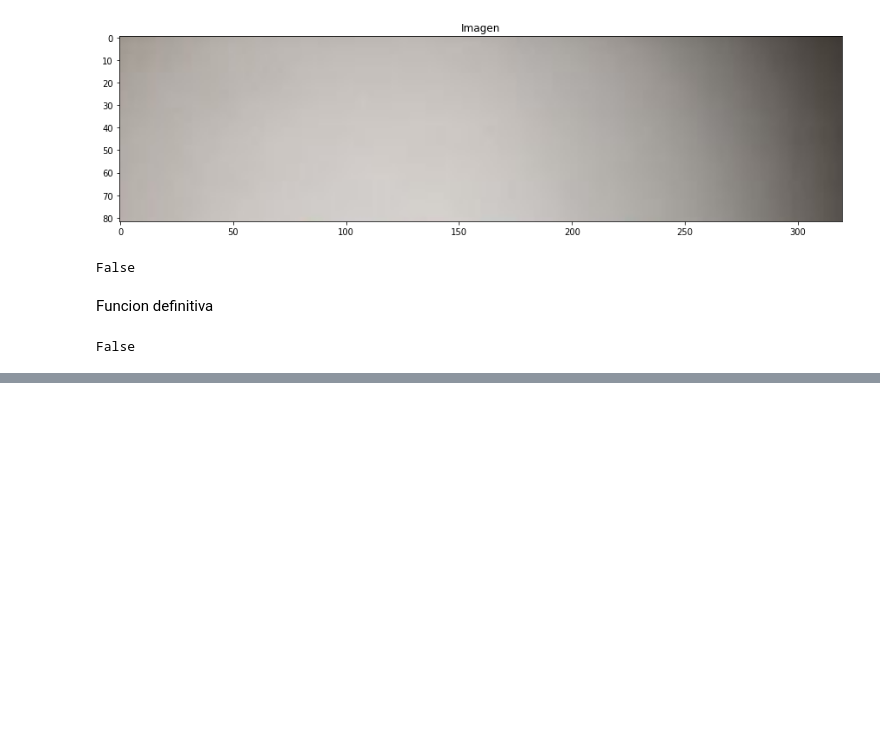
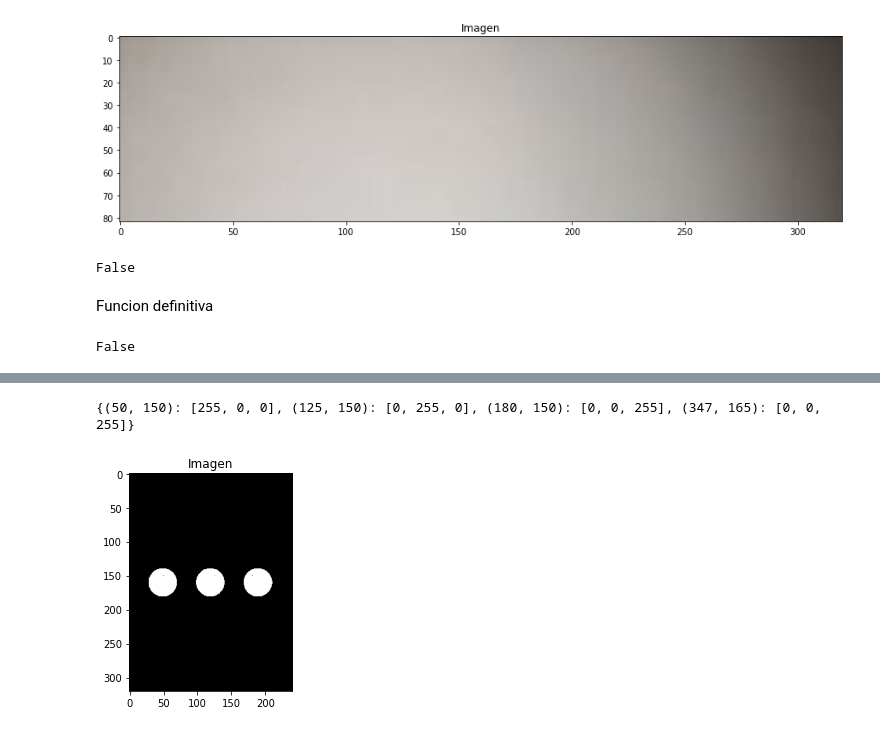
Before and after one commit to ChristopherMoralesA/MiniProyecto-Vision, a Jupyter notebook: Miniproyecto.ipynb, the cells around one changed output, grey strips where cells are left out. Saved outputs shown, nothing was run; the diff lists cells and outputs as text; code cells hidden in the pictures; blank space fills up the shorter version.

```diff
--- a/Miniproyecto.ipynb
+++ b/Miniproyecto.ipynb
@@ -301,0 +440,70 @@ False
+# %%
+Morada3_bin= binarize(io.imread(path +r'\Morada3.png',True))
+img = rgba2rgb(Morada3)
+bin_img = Morada3_bin
+h, w = bin_img.shape
+#define la imagen de salida en 0
+out_img = np.zeros(shape=(img.shape), dtype=np.uint8)
+# Select initial 3 A seed point
+up = (50,150)
+up_color = [255,0,0]
+
+down = (125,150)
+down_color = [0,255,0]
+
+right = (180,150)
+right_color = [0,0,255]
+
+left = (347,165)
+left_color = [0,0,255]
+
+mid = (347,165)
+mid_color = [0,0,255]
+
+seed_color = {up:up_color,down:down_color,right:right_color,left:left_color,mid:mid_color}
+print (seed_color)
+
+seeds = [up, down, right]
+#los pixeles de la imagen de saldia que representan las semillas se definen a un valor
+for seed in seeds:
+    x = seed[0]
+    y = seed[1]
+    out_img[y][x] = seed_color[x,y]
+#direcciones para a partir de la semilla hacer un cuadrado de la vecindad
+directs = [(-1,-1), (0,-1), (1,-1), (1,0), (1,1), (0,1),(-1,1),(-1,0)]
+#imagen de pixeles visitados, inicia en cero
+visited = np.zeros(shape=(bin_img.shape), dtype=np.uint8)
+while len(seeds):
+    seed = seeds.pop(0)
+    x = seed[0]
+    y = seed[1]
+    # visit point (x,y)
+    visited[y][x] = 1
+    for direct in directs:
+        cur_x = x + direct[0]
+        cur_y = y + direct[1]
+        # illegal
+        if cur_x <0 or cur_y<0 or cur_x >= w or cur_y >=h :
+            continue
+        # Not visited and belong to the same target
+        #Checks actual pixel
+        if (not visited[cur_y][cur_x]) and (bin_img[cur_y][cur_x]==bin_img[y][x]) :
+            out_img[cur_y][cur_x] = 255
+            visited[cur_y][cur_x] = 1
+            seeds.append((cur_x,cur_y))
+        '''
+        bake_img = img.copy()
+        h, w, l = bake_img.shape
+        for i in range(h):
+            for j in range(w):
+                if out_img[i][j] != 255:
+                    bake_img[i][j][0] = 0
+                    bake_img[i][j][1] = 0
+                    bake_img[i][j][2] = 0
+        '''
+plt.imshow(out_img, cmap = 'gray')
+plt.title("Imagen")
+plt.show()
+# %% [output]
+{(50, 150): [255, 0, 0], (125, 150): [0, 255, 0], (180, 150): [0, 0, 255], (347, 165): [0, 0, 255]}
+[figure, added]
```
Also changed, not shown: parts of 32 cells of this notebook.
